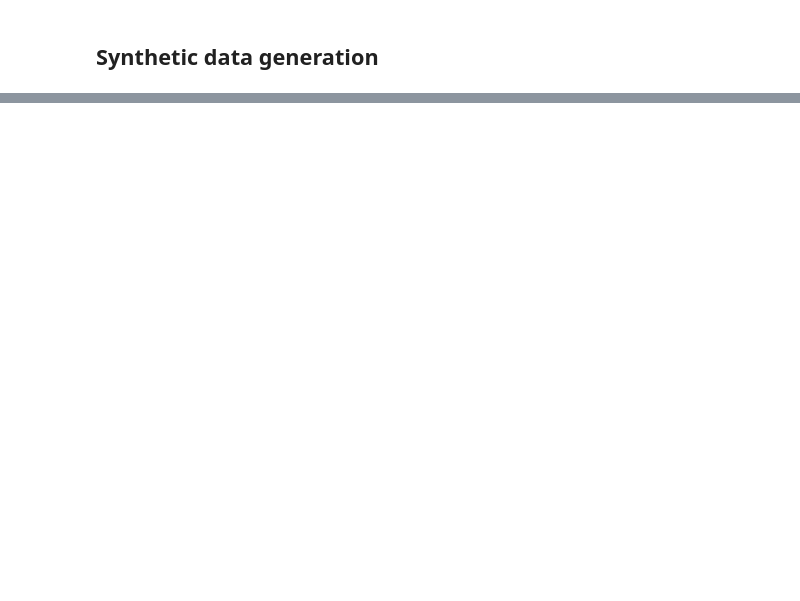
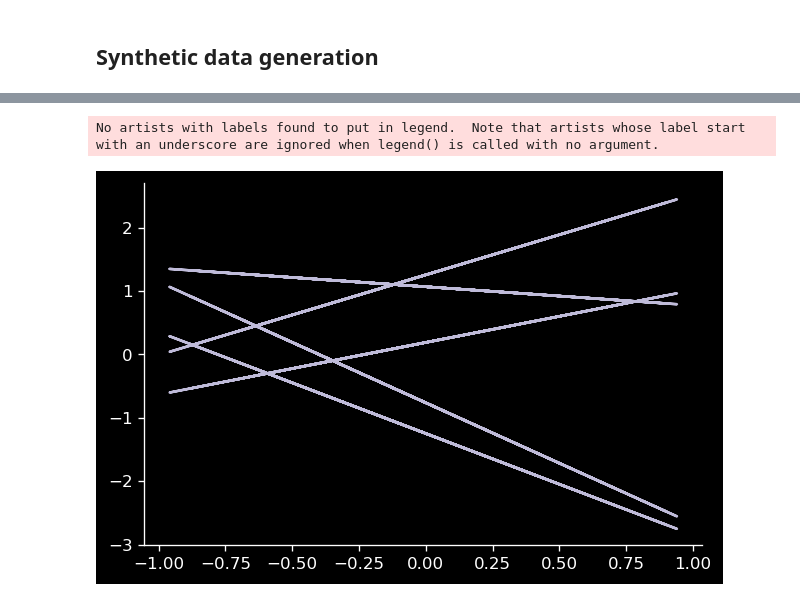
Before and after one commit to pibieta/blog-posts, a Jupyter notebook: bayesian-linear-regression/0-single-input-single-output.ipynb, the cells around one changed output, grey strips where cells are left out. Cells and saved outputs as stored; diff of their text form; code cells hidden in the pictures; blank space fills up the shorter version.

```diff
--- a/bayesian-linear-regression/0-single-input-single-output.ipynb
+++ b/bayesian-linear-regression/0-single-input-single-output.ipynb
@@ -81,0 +86,17 @@ for that we can use the `numpy.random.multivariate_normal` method, as follows:
+# %%
+mu=[0.0, 0.0]
+alpha=2.0
+beta=(1/alpha)**2
+cov=alpha*np.eye(2)
+f, ax = plt.subplots(dpi=120)
+for i in range(5):
+    a= np.random.multivariate_normal(mean=mu,cov=cov)
+    s= func(X, a)
+    ax.plot(X,s, c='C2')
+# ax.scatter(X,y, c='C1', marker='o', alpha=0.5, label='data')
+ax.legend(loc='best', frameon=False)
+clean_ax(ax)
+plt.show()
+# %% [output]
+No artists with labels found to put in legend.  Note that artists whose label start with an underscore are ignored when legend() is called with no argument.
+[figure, added]
```
Also changed, not shown: parts of 16 cells of this notebook.
